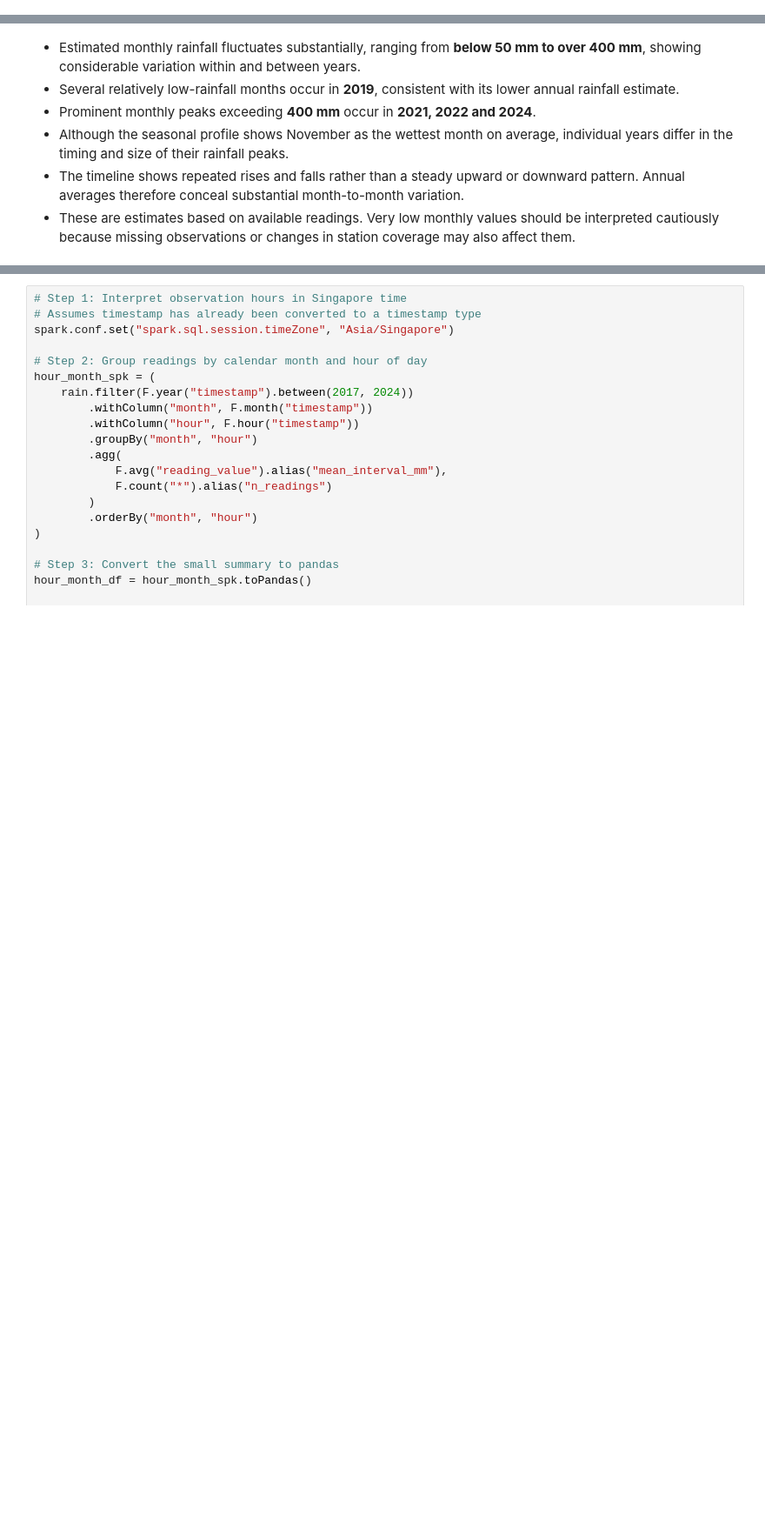
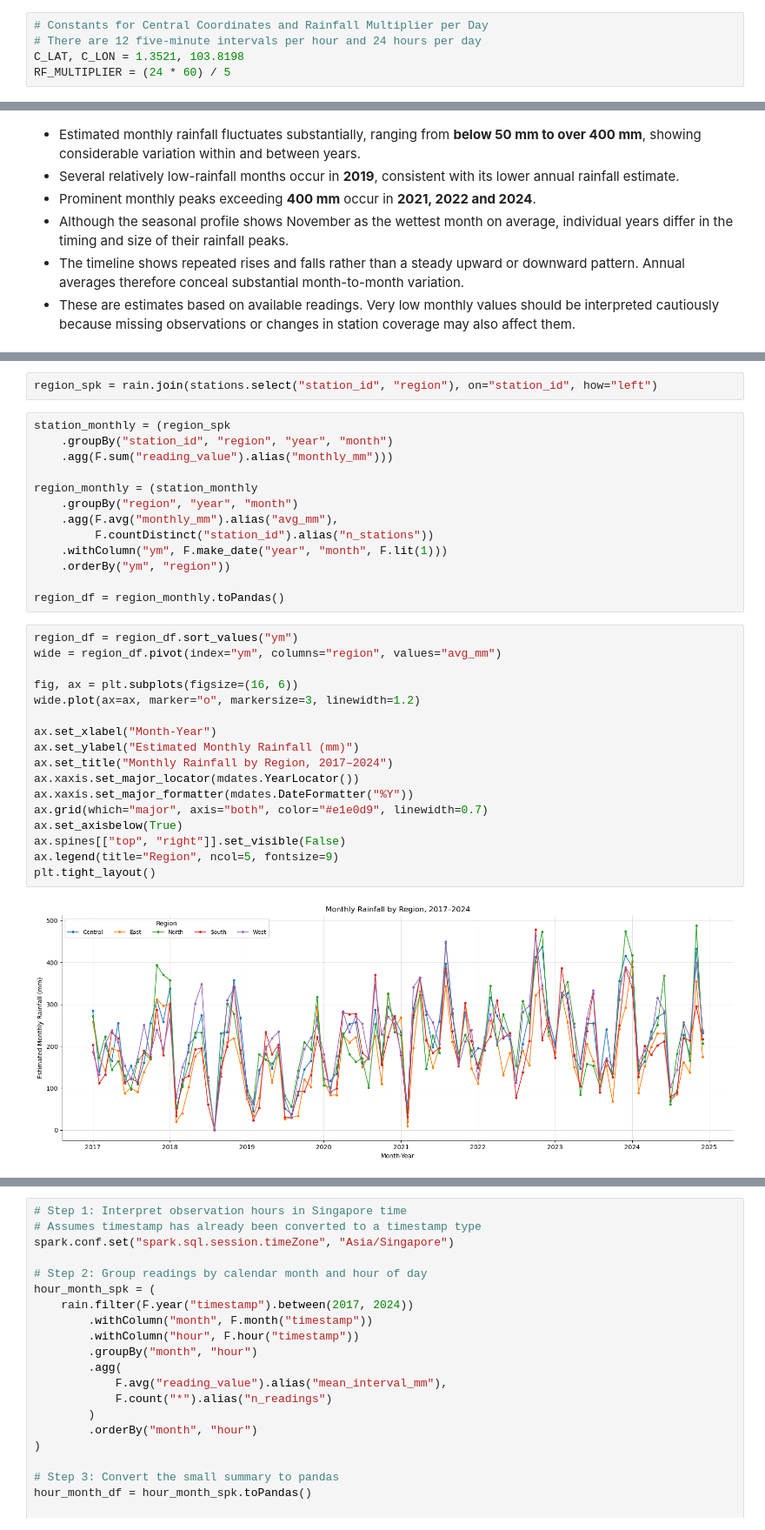
Before and after one commit to KohSiXing/DSA5208-Rainfall-Analysis, a Jupyter notebook: EDA/task_1_weather_pattern_analysis.ipynb, the cells around one changed output, grey strips where cells are left out. Shown at 87% size. Drawn from its saved outputs; the diff is of its cells as text; blank space fills up the shorter version.

```diff
--- a/EDA/task_1_weather_pattern_analysis.ipynb
+++ b/EDA/task_1_weather_pattern_analysis.ipynb
@@ -42,5 +43,10 @@ Running on:    rainfall-ashley-1-m
 Spark master:  yarn
 Spark version: 3.5.3
+# %%
+# Constants for Central Coordinates and Rainfall Multiplier per Day
+# There are 12 five-minute intervals per hour and 24 hours per day
+C_LAT, C_LON = 1.3521, 103.8198
+RF_MULTIPLIER = (24 * 60) / 5
 # %% [markdown]
 ## 1.2 Reading the Cleaned Rainfall Data
 # %%
@@ -298,0 +337,34 @@ plt.show()
+# %%
+region_spk = rain.join(stations.select("station_id", "region"), on="station_id", how="left")
+# %%
+station_monthly = (region_spk
+    .groupBy("station_id", "region", "year", "month")
+    .agg(F.sum("reading_value").alias("monthly_mm")))
+
+region_monthly = (station_monthly
+    .groupBy("region", "year", "month")
+    .agg(F.avg("monthly_mm").alias("avg_mm"),
+         F.countDistinct("station_id").alias("n_stations"))
+    .withColumn("ym", F.make_date("year", "month", F.lit(1)))
+    .orderBy("ym", "region"))
+
+region_df = region_monthly.toPandas()
+# %%
+region_df = region_df.sort_values("ym")
+wide = region_df.pivot(index="ym", columns="region", values="avg_mm")
+
+fig, ax = plt.subplots(figsize=(16, 6))
+wide.plot(ax=ax, marker="o", markersize=3, linewidth=1.2)
+
+ax.set_xlabel("Month-Year")
+ax.set_ylabel("Estimated Monthly Rainfall (mm)")
+ax.set_title("Monthly Rainfall by Region, 2017–2024")
+ax.xaxis.set_major_locator(mdates.YearLocator())
+ax.xaxis.set_major_formatter(mdates.DateFormatter("%Y"))
+ax.grid(which="major", axis="both", color="#e1e0d9", linewidth=0.7)
+ax.set_axisbelow(True)
+ax.spines[["top", "right"]].set_visible(False)
+ax.legend(title="Region", ncol=5, fontsize=9)
+plt.tight_layout()
+# %% [output]
+[figure, added]
```
Also changed, not shown: parts of 17 cells of this notebook, 1 other file.
